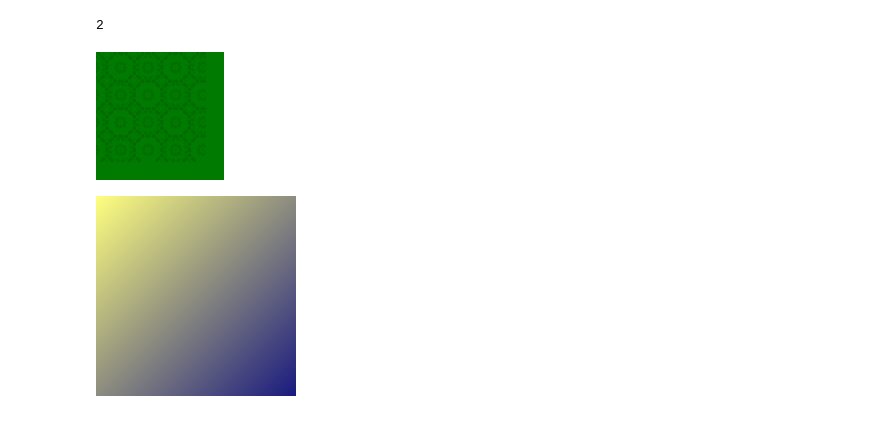
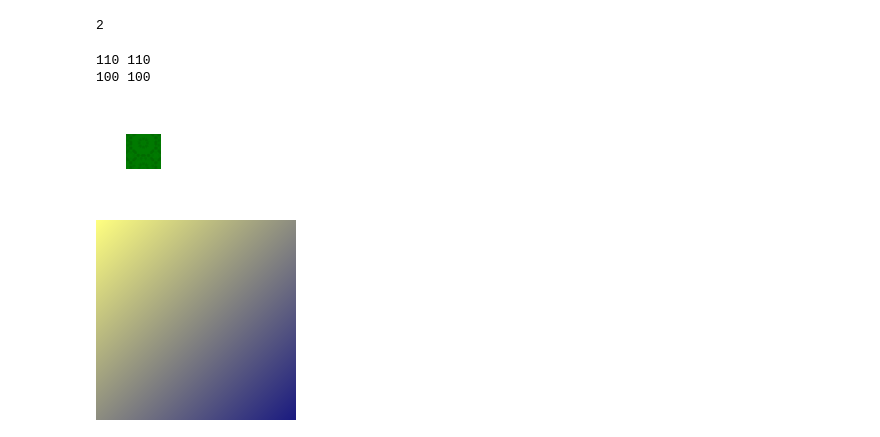
Before and after one commit to w121211/CRAFT-pytorch, a Jupyter notebook: debug.ipynb, the cells around one changed output. Saved outputs shown, nothing was run; the diff lists cells and outputs as text; code cells hidden in the pictures.

```diff
--- a/debug.ipynb
+++ b/debug.ipynb
@@ -121,21 +345,33 @@ a.index(3)
 # %% [output]
 2
 # %%
-imsize = 128
-im = Image.new("RGBA", (imsize, imsize))
-draw = ImageDraw.Draw(im)
-draw.rectangle((0, 0, 128, 128), fill=(0, 122, 0, 255))
+imsize = 100
 
-p = Image.open("/workspace/transparent-textures/patterns/arab-tile.png")
-p = p.convert("RGBA")
-p.thumbnail((128, 128))
+rect = Image.new("RGBA", (imsize, imsize))
+draw = ImageDraw.Draw(rect)
+draw.rectangle((30, 30, 64, 64), fill=(0, 122, 0, 255))
+
+p = Image.open("/workspace/transparent-textures/patterns/arab-tile.png").convert("RGBA")
+# p = p.convert("RGBA")
+
+print(p.width, p.height)
+p.thumbnail((imsize, imsize))
+print(p.width, p.height)
+
 
 # print(np.array(p))
+alpha = Image.alpha_composite(rect, p)
 
-im.alpha_composite(p)
+im = Image.new("RGBA", (imsize, imsize))
+im.paste(alpha, mask=rect.split()[-1])
 im
+# alpha
+# rect
+# Image.composite(rect, p, mask=rect)
 # %% [output]
+110 110
+100 100
-[figure, old version]
+[figure, new version]
 # %%
 surface = cairo.ImageSurface(cairo.FORMAT_ARGB32, 200, 200)
 cr = cairo.Context(surface)
```
Also changed, not shown: parts of 11 cells of this notebook, 8 other files.
